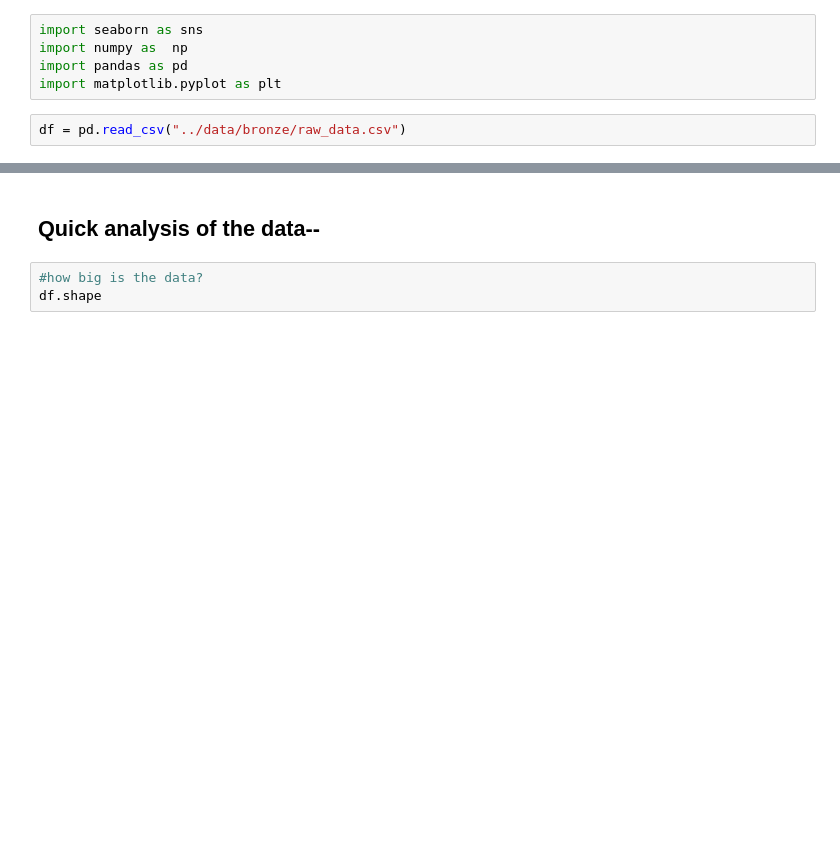
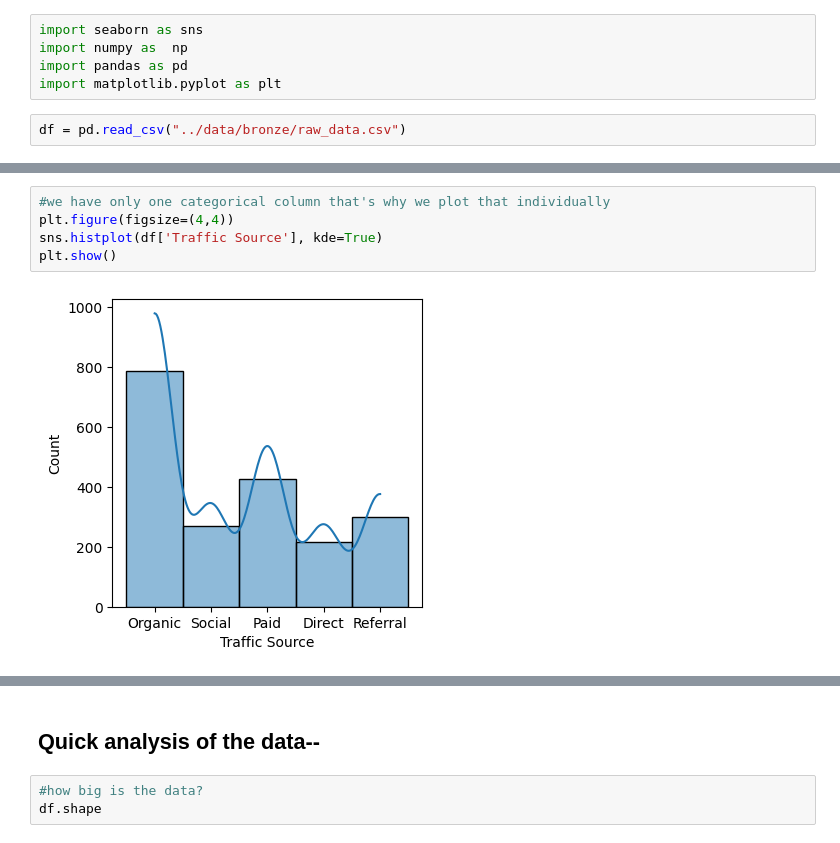
Before and after one commit to Himanshutiwari321/User-Return-Prediction---Startup---ML, a Jupyter notebook: notebooks/01_data_EDA.ipynb, the cells around one changed output, grey strips where cells are left out. Saved outputs shown, nothing was run; the diff lists cells and outputs as text; blank space fills up the shorter version.

```diff
--- a/notebooks/01_data_EDA.ipynb
+++ b/notebooks/01_data_EDA.ipynb
@@ -7,0 +24,7 @@ df = pd.read_csv("../data/bronze/raw_data.csv")
+# %%
+#we have only one categorical column that's why we plot that individually
+plt.figure(figsize=(4,4))
+sns.histplot(df['Traffic Source'], kde=True)
+plt.show()
+# %% [output]
+[figure, added]
```
Also changed, not shown: parts of 10 cells of this notebook, 1 other file.
